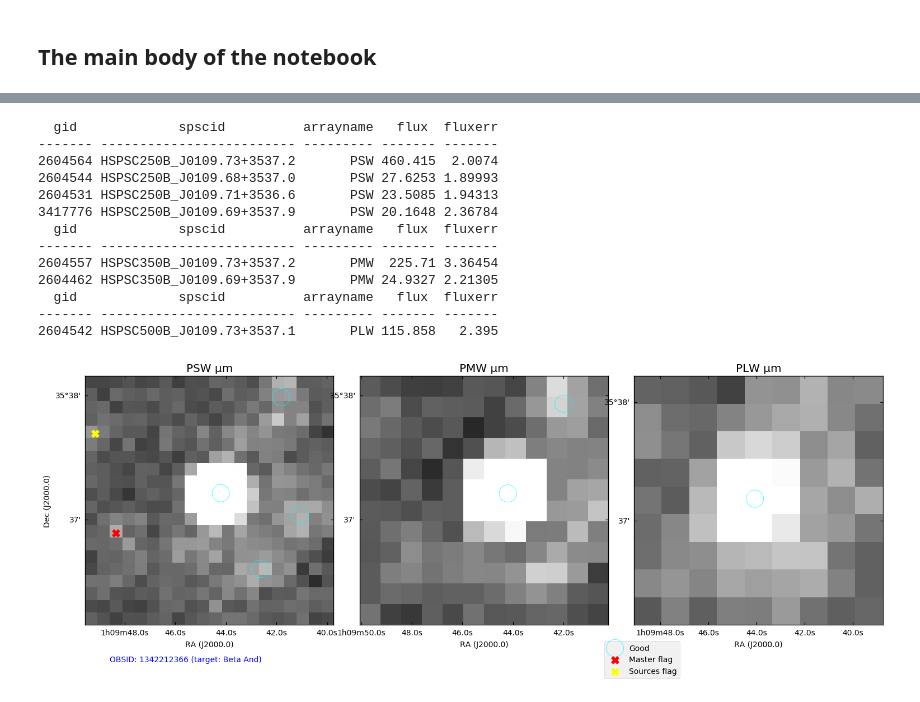
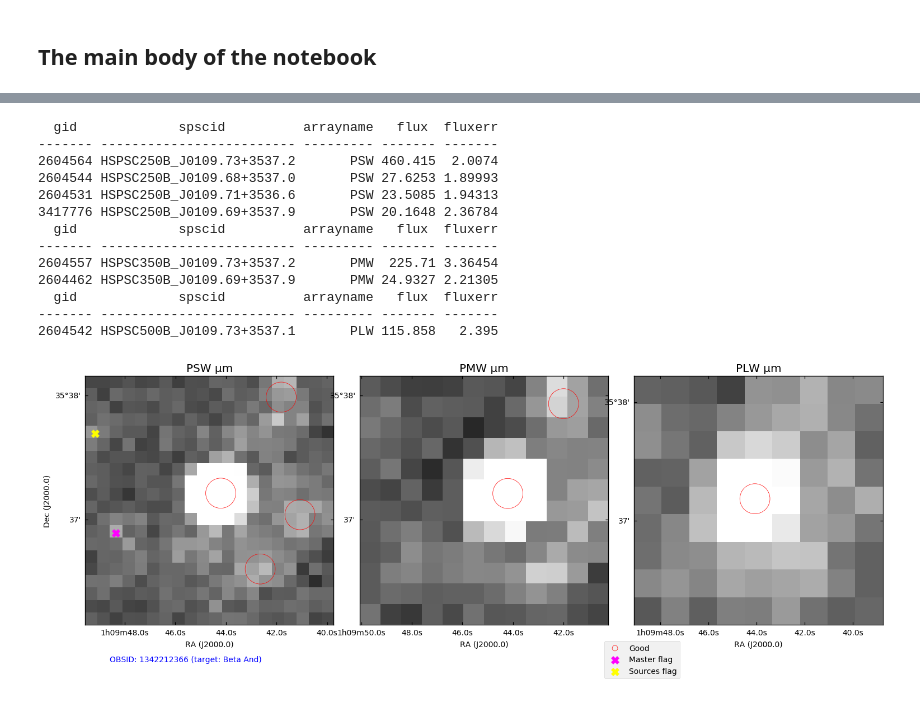
Before and after one commit to ivvv/herspy, a Jupyter notebook: notebooks/spsc_demo2.ipynb, the cells around one changed output, grey strips where cells are left out. Saved outputs shown, nothing was run; the diff lists cells and outputs as text; code cells hidden in the pictures.

```diff
--- a/notebooks/spsc_demo2.ipynb
+++ b/notebooks/spsc_demo2.ipynb
@@ -94,6 +94,7 @@ for band in spire_bands:
 # plot the maps and the sources
 #
 #
+fwhm = {'PSW': 18.0, 'PMW': 25.0, 'PLW': 36.0}
 zx = 2.0
 zoomSize = u.Quantity((zx,zx ), u.arcmin)
 #
@@ -141,34 +142,35 @@ for k,band in enumerate(spire_bands):
     #
     ibad = np.where(cat[band]['master'] == 'f')[0]
     #
     # the sources
     #
     raz = src[band]['ra']
     decz = src[band]['dec']
     iz = np.where(src[band]['master'] == 'f')[0]
     #
     ax.scatter(rax[igood], decx[igood], transform=ax.get_transform('fk5'),
-               s=500,edgecolor='cyan', facecolor='none', label='Good')
+               s=1500,edgecolor='red', facecolor='none', label='Good')
     ax.scatter(rax[ibad], decx[ibad], transform=ax.get_transform('world'),
-               s=100,marker='X', c='red', label='Master flag')
+               s=100,marker='X', c='magenta', label='Master flag')
     ax.scatter(raz[iz], decz[iz], transform=ax.get_transform('world'),
                s=100,marker='X', c='yellow', label='Sources flag')
     if (k == 0):
         ax.text(0.1,-0.15,f'OBSID: {obsid} (target: {target})',transform=ax.transAxes,color='b')
 plt.tight_layout(pad=2)
-plt.legend(bbox_to_anchor=(0.2, -0.05));
+lgnd = plt.legend(bbox_to_anchor=(0.2, -0.05))
+lgnd.legendHandles[0]._sizes = [50];
 # %% [output]
   gid             spscid          arrayname   flux  fluxerr
 ------- ------------------------- --------- ------- -------
 2604564 HSPSC250B_J0109.73+3537.2       PSW 460.415  2.0074
 2604544 HSPSC250B_J0109.68+3537.0       PSW 27.6253 1.89993
 2604531 HSPSC250B_J0109.71+3536.6       PSW 23.5085 1.94313
 3417776 HSPSC250B_J0109.69+3537.9       PSW 20.1648 2.36784
   gid             spscid          arrayname   flux  fluxerr
 ------- ------------------------- --------- ------- -------
 2604557 HSPSC350B_J0109.73+3537.2       PMW  225.71 3.36454
 2604462 HSPSC350B_J0109.69+3537.9       PMW 24.9327 2.21305
   gid             spscid          arrayname   flux  fluxerr
 ------- ------------------------- --------- ------- -------
 2604542 HSPSC500B_J0109.73+3537.1       PLW 115.858   2.395
-[figure, old version]
+[figure, new version]
```
Also changed, not shown: parts of 2 cells of this notebook, 3 other files.
